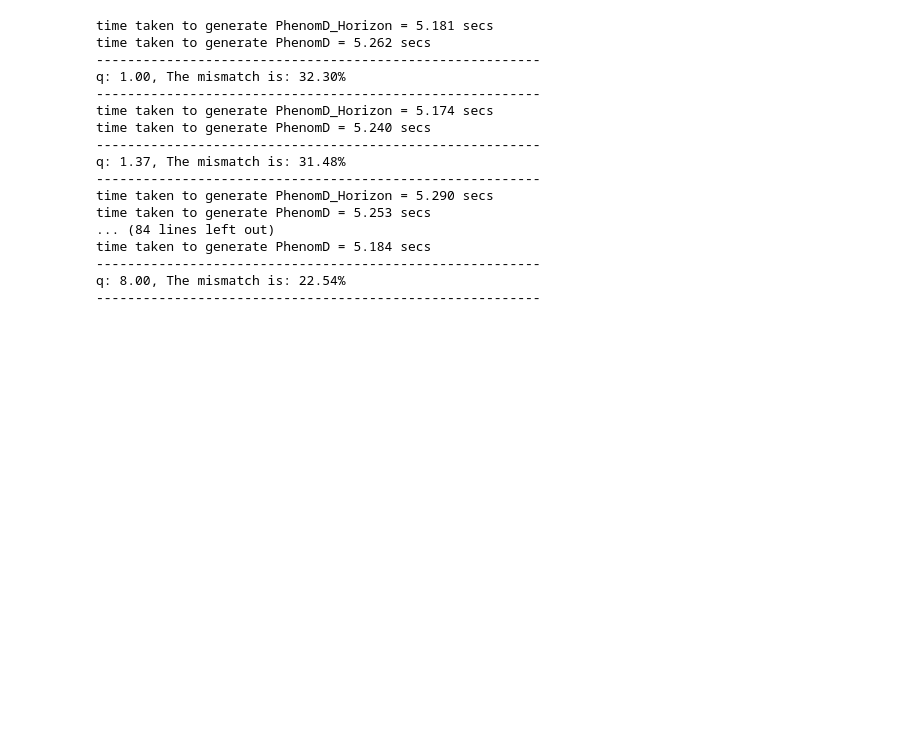
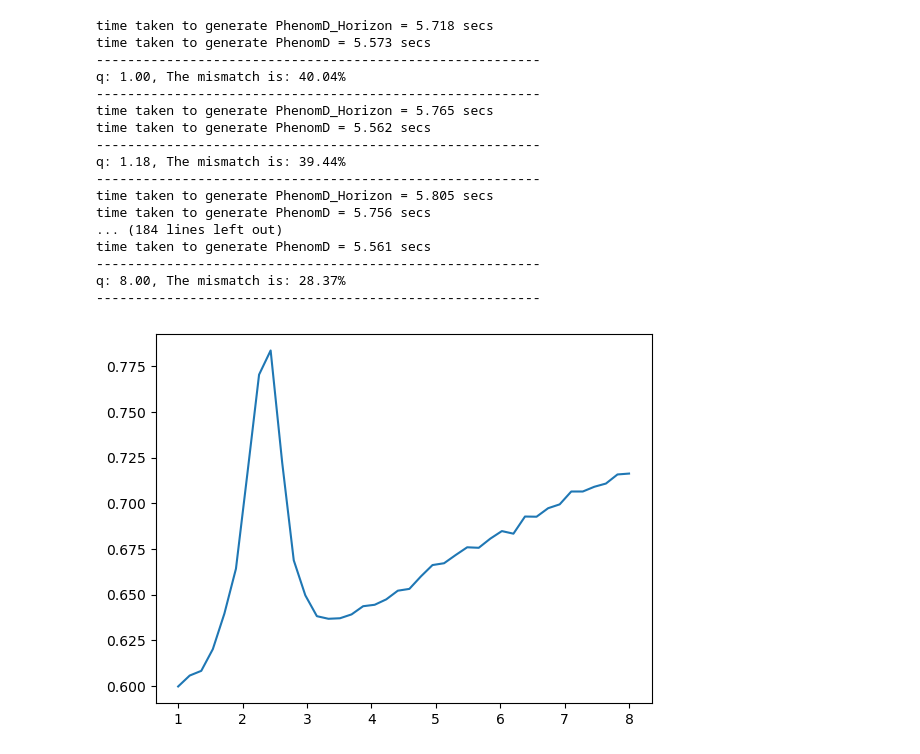
Before and after one commit to samanwaya-mukherjee/gwfit, a Jupyter notebook: notebooks/waveform_test.ipynb, the cells around one changed output. Saved outputs shown, nothing was run; the diff lists cells and outputs as text; code cells hidden in the pictures; blank space fills up the shorter version.

```diff
--- a/notebooks/waveform_test.ipynb
+++ b/notebooks/waveform_test.ipynb
@@ -72,9 +72,10 @@ time taken to generate PhenomD = 0.029 secs
 [figure]
 The mismatch is: 0.85%
 # %%
-Ms=30
+Ms=50
 M=Ms*urel.MTsun
-q_arr = np.linspace(1,8,20)
+q_arr = np.linspace(1,8,40)
+match1 = []
 for q in q_arr:
     m1=Ms*q/(1+q)
     m2=Ms/(1+q)
@@ -112,43 +113,48 @@ for q in q_arr:
     # end2=tt.time()
     # time2=end2-start2
     print(f'time taken to generate PhenomD_Horizon = {time1:.3f} secs')
     print(f'time taken to generate PhenomD = {time2:.3f} secs')
 
     # plt.plot(sp.sample_frequencies,sp)
     # plt.xlim(0,f_low+4)
     # plt.show()
 
     # Resize the waveforms to the same length
     tlen = max(len(sp), len(hp))
     sp.resize(tlen)
     hp.resize(tlen)
 
     # # Generate the aLIGO ZDHP PSD
     # delta_f = 1.0 / sp.duration
     # flen = tlen//2 + 1
     psd = aLIGOZeroDetHighPower(len(sp), delta_f, f_low)
 
     # Note: This takes a while the first time as an FFT plan is generated
     # subsequent calls are much faster.
-    m, i = match(hp, sp, psd=psd, low_frequency_cutoff=f_low)
+    m1, i = match(hp, sp, psd=psd, low_frequency_cutoff=f_low)
     print('---------------------------------------------------------')
-    print(f'q: {q:.2f}, The mismatch is: {(1-m)*100:.2f}%')
+    print(f'q: {q:.2f}, The mismatch is: {(1-m1)*100:.2f}%')
     print('---------------------------------------------------------')
+    match1.append(m1)
+
+plt.plot(q_arr,match1)
+plt.show()
 # %% [output]
-time taken to generate PhenomD_Horizon = 5.181 secs
-time taken to generate PhenomD = 5.262 secs
+time taken to generate PhenomD_Horizon = 5.718 secs
+time taken to generate PhenomD = 5.573 secs
 ---------------------------------------------------------
-q: 1.00, The mismatch is: 32.30%
+q: 1.00, The mismatch is: 40.04%
 ---------------------------------------------------------
-time taken to generate PhenomD_Horizon = 5.174 secs
-time taken to generate PhenomD = 5.240 secs
+time taken to generate PhenomD_Horizon = 5.765 secs
+time taken to generate PhenomD = 5.562 secs
 ---------------------------------------------------------
-q: 1.37, The mismatch is: 31.48%
+q: 1.18, The mismatch is: 39.44%
 ---------------------------------------------------------
-time taken to generate PhenomD_Horizon = 5.290 secs
-time taken to generate PhenomD = 5.253 secs
-... (84 lines left out)
-time taken to generate PhenomD = 5.184 secs
+time taken to generate PhenomD_Horizon = 5.805 secs
+time taken to generate PhenomD = 5.756 secs
+... (184 lines left out)
+time taken to generate PhenomD = 5.561 secs
 ---------------------------------------------------------
-q: 8.00, The mismatch is: 22.54%
+q: 8.00, The mismatch is: 28.37%
 ---------------------------------------------------------
+[figure, added]
```
Also changed, not shown: parts of 3 cells of this notebook.
